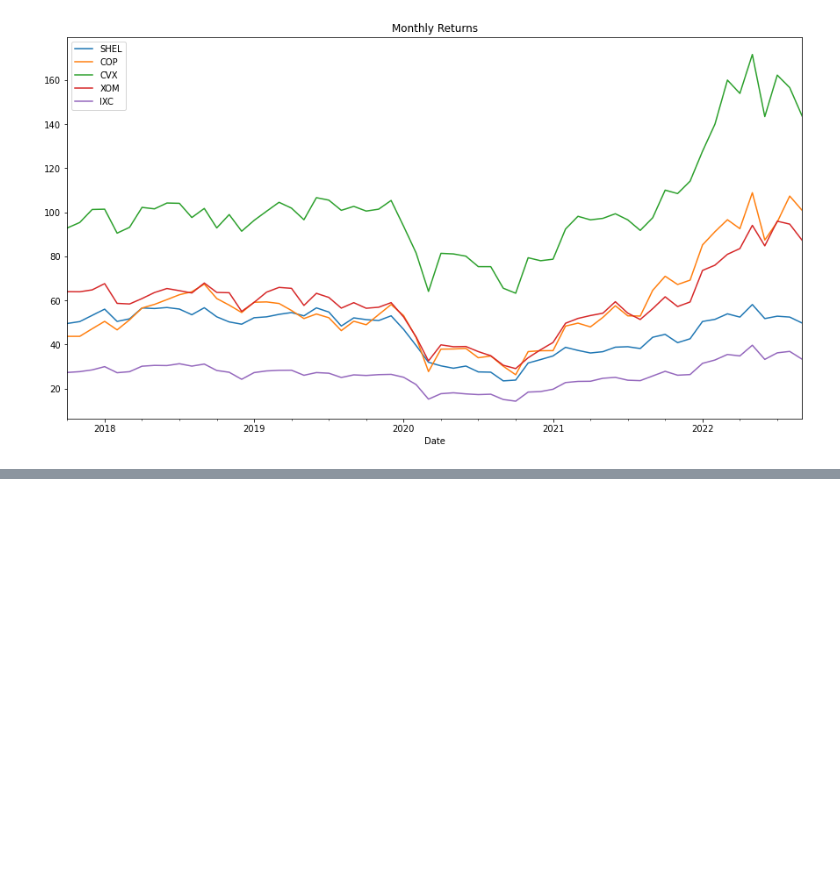
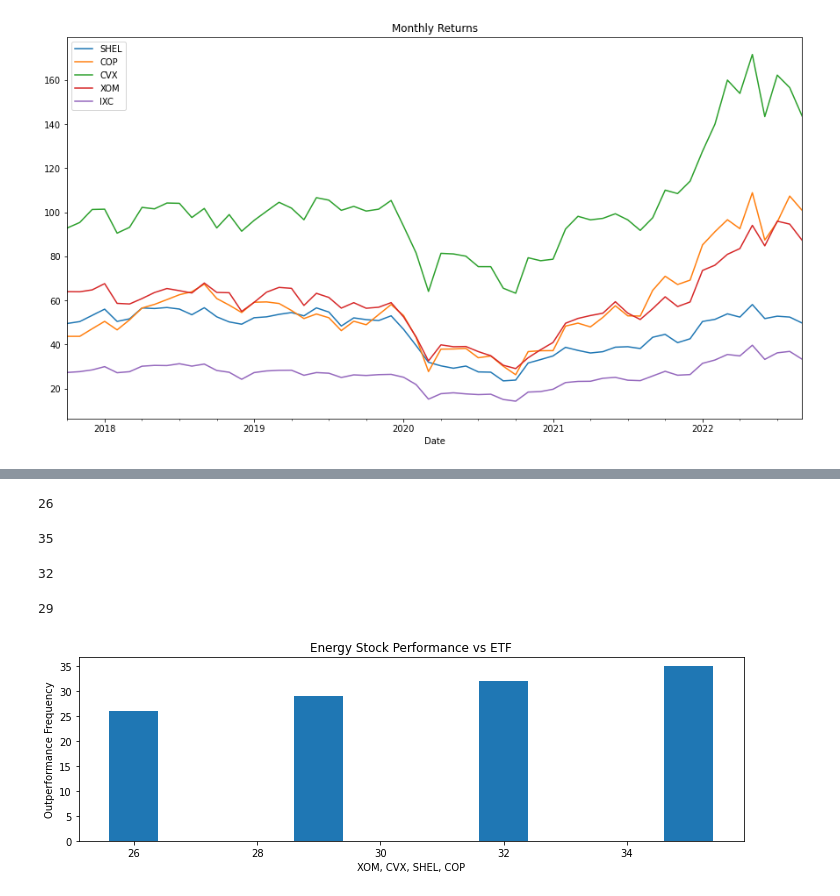
Before and after one commit to ggorovod/Sector-Stock-Selection-Model, a Jupyter notebook: energy_project.ipynb, the cells around one changed output, grey strips where cells are left out. Cells and saved outputs as stored; diff of their text form; code cells hidden in the pictures; blank space fills up the shorter version.

Commit message:
added graph of frequency outperformance

```diff
--- a/energy_project.ipynb
+++ b/energy_project.ipynb
@@ -152,0 +312,29 @@ monthly_cumulative_returns.head()
+# %%
+shel_count = np.count_nonzero(shel_df.pct_change()> ixc_df.pct_change())
+shel_count
+# %% [output]
+26
+# %%
+cop_count = np.count_nonzero(cop_df.pct_change()> ixc_df.pct_change())
+cop_count
+# %% [output]
+35
+# %%
+cvx_count = np.count_nonzero(cvx_df.pct_change()> ixc_df.pct_change())
+cvx_count
+# %% [output]
+32
+# %%
+xom_count = np.count_nonzero(xom_df.pct_change()> ixc_df.pct_change())
+xom_count
+# %% [output]
+29
+# %%
+outperformance = [ xom_count, cvx_count, shel_count, cop_count]
+plt.bar(outperformance, outperformance)
+plt.title("Energy Stock Performance vs ETF")
+plt.xlabel("XOM, CVX, SHEL, COP")
+plt.ylabel("Outperformance Frequency")
+plt.show()
+# %% [output]
+[figure, added]
```
Also changed, not shown: parts of 9 cells of this notebook.
